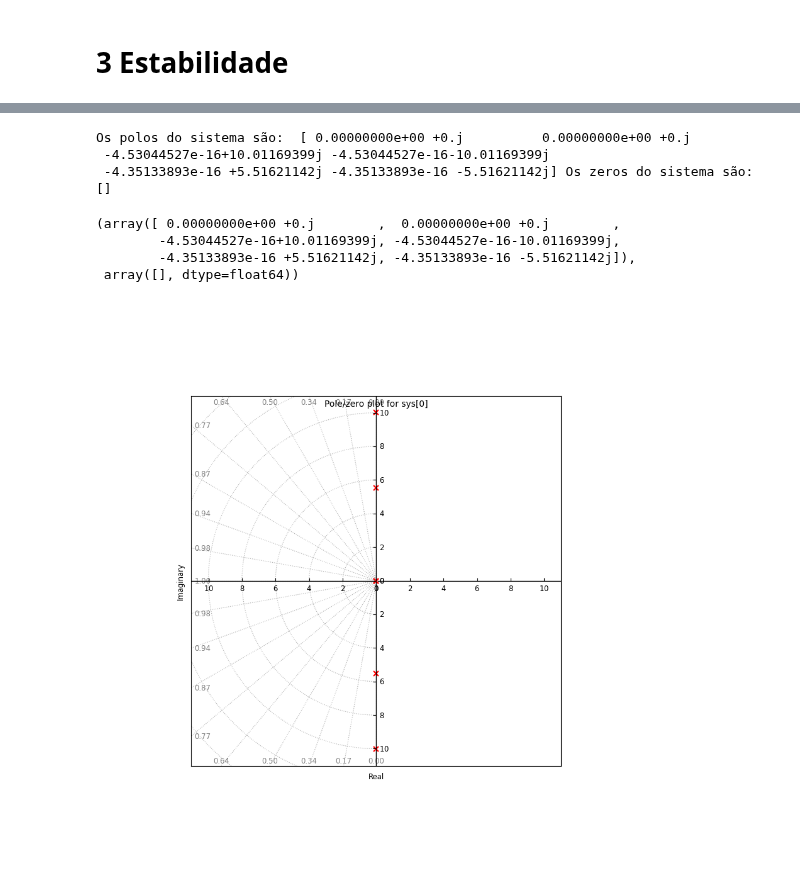
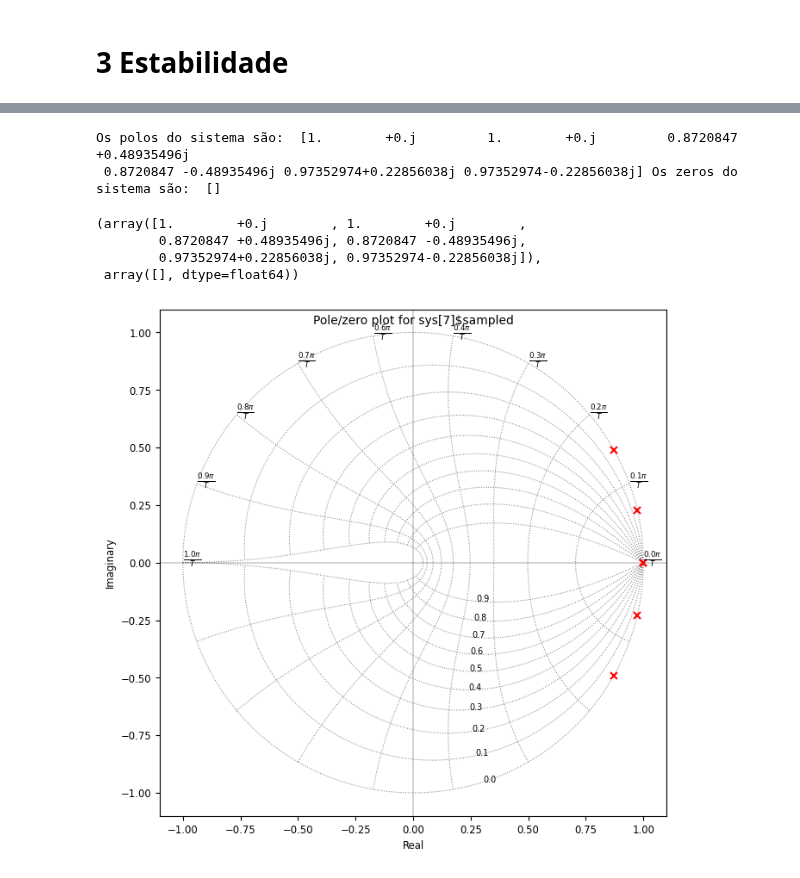
Before and after one commit to thebrendonbarbosa/Projeto_TCC_DPI_Thalyson, a Jupyter notebook: scripts/modelagem_sistema_duplo_pêndulo.ipynb, the cells around one changed output, grey strips where cells are left out. Saved outputs shown, nothing was run; the diff lists cells and outputs as text; code cells hidden in the pictures.

```diff
--- a/scripts/modelagem_sistema_duplo_pêndulo.ipynb
+++ b/scripts/modelagem_sistema_duplo_pêndulo.ipynb
@@ -197,6 +197,16 @@ C = np.array([[1, 0, 0, 0, 0, 0], [0, 1, 0, 0, 0, 0], [0, 0, 1, 0, 0, 0],[0,0,0,
 
 # Matriz D
 D = np.zeros((6,1))
+# %%
+# Discretização
+sys = ct.ss(A,B,C,D)
+Ts = 0.02
+
+sys_discreto = ct.c2d(sys,Ts, method='zoh')
+
+Ad = sys_discreto.A
+Bd = sys_discreto.B
+Cd = sys_discreto.C
 # %% [markdown]
 # 2 Modelagem pelo módulo Numpy
 # %% [markdown]
@@ -246,20 +272,19 @@ $\displaystyle \left[\begin{matrix}1.0 & 0 & 0 & 0 & 0 & 0\\0 & 1.0 & 0 & 0 & 0
 # %%
 # Polos do sistema
-polos = ct.poles(sys)
-zeros_s = ct.zeros(sys)
+polos = ct.poles(sys_discreto)
+zeros_s = ct.zeros(sys_discreto)
 print('Os polos do sistema são: ', polos \
     , 'Os zeros do sistema são: ',zeros_s)
 # %% [output]
-Os polos do sistema são:  [ 0.00000000e+00 +0.j          0.00000000e+00 +0.j
- -4.53044527e-16+10.01169399j -4.53044527e-16-10.01169399j
- -4.35133893e-16 +5.51621142j -4.35133893e-16 -5.51621142j] Os zeros do sistema são:  []
+Os polos do sistema são:  [1.        +0.j         1.        +0.j         0.8720847 +0.48935496j
+ 0.8720847 -0.48935496j 0.97352974+0.22856038j 0.97352974-0.22856038j] Os zeros do sistema são:  []
 # %%
 # Pólos do sistema
 plt.figure(figsize=(6, 6))
-ct.pzmap(sys ,plot=True,grid=True,marker_color='r')
+ct.pzmap(sys_discreto ,plot=True,grid=True,marker_color='r')
 # %% [output]
-(array([ 0.00000000e+00 +0.j        ,  0.00000000e+00 +0.j        ,
-        -4.53044527e-16+10.01169399j, -4.53044527e-16-10.01169399j,
-        -4.35133893e-16 +5.51621142j, -4.35133893e-16 -5.51621142j]),
+(array([1.        +0.j        , 1.        +0.j        ,
+        0.8720847 +0.48935496j, 0.8720847 -0.48935496j,
+        0.97352974+0.22856038j, 0.97352974-0.22856038j]),
  array([], dtype=float64))
-[figure, old version]
+[figure, new version]
```
Also changed, not shown: parts of 9 cells of this notebook.
